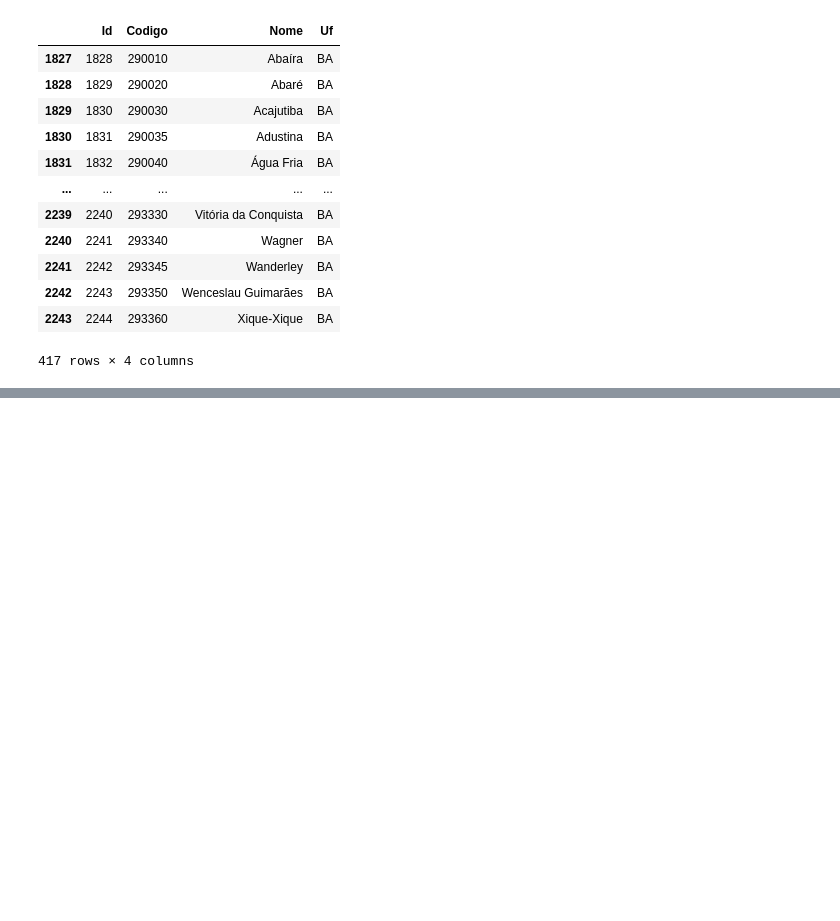
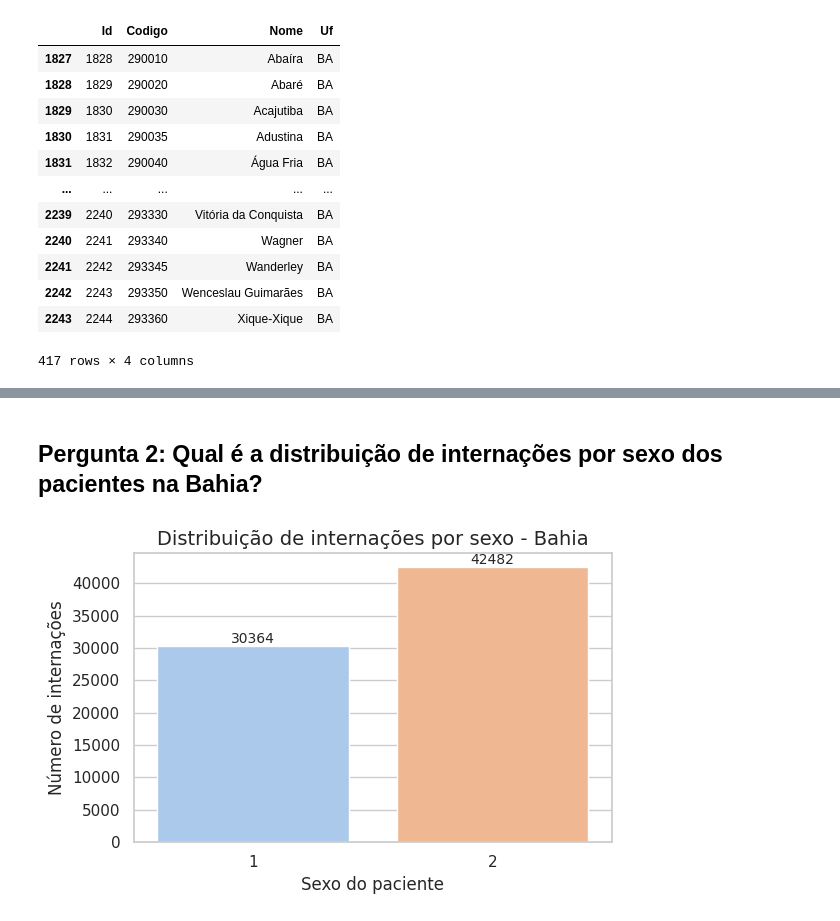
Before and after one commit to Maikoandre/DataSUS-Analysis, a Jupyter notebook: sia_analysis.ipynb, the cells around one changed output, grey strips where cells are left out. Drawn from its saved outputs; the diff is of its cells as text; code cells hidden in the pictures; blank space fills up the shorter version.

```diff
--- a/sia_analysis.ipynb
+++ b/sia_analysis.ipynb
@@ -259,0 +206,25 @@ plt.show()
+# %% [markdown]
+## Pergunta 2: Qual é a distribuição de internações por sexo dos pacientes na Bahia?
+# %%
+# Contar internações por sexo
+sexo_counts = df_bahia['SEXO'].value_counts().reset_index()
+sexo_counts.columns = ['SEXO', 'QTD_INTERNAÇÕES']
+
+# Criar o gráfico
+sns.set(style="whitegrid")
+plt.figure(figsize=(6,4))
+ax = sns.barplot(data=sexo_counts, x='SEXO', y='QTD_INTERNAÇÕES', palette='pastel')
+
+# Melhorar rótulos
+plt.title('Distribuição de internações por sexo - Bahia', fontsize=14)
+plt.xlabel('Sexo do paciente', fontsize=12)
+plt.ylabel('Número de internações', fontsize=12)
+
+# Adicionar rótulos nos valores
+for container in ax.containers:
+    ax.bar_label(container, fmt='%d', label_type='edge', fontsize=10)
+
+plt.tight_layout()
+plt.show()
+# %% [output]
+[figure, added]
```
Also changed, not shown: parts of 21 cells of this notebook.
